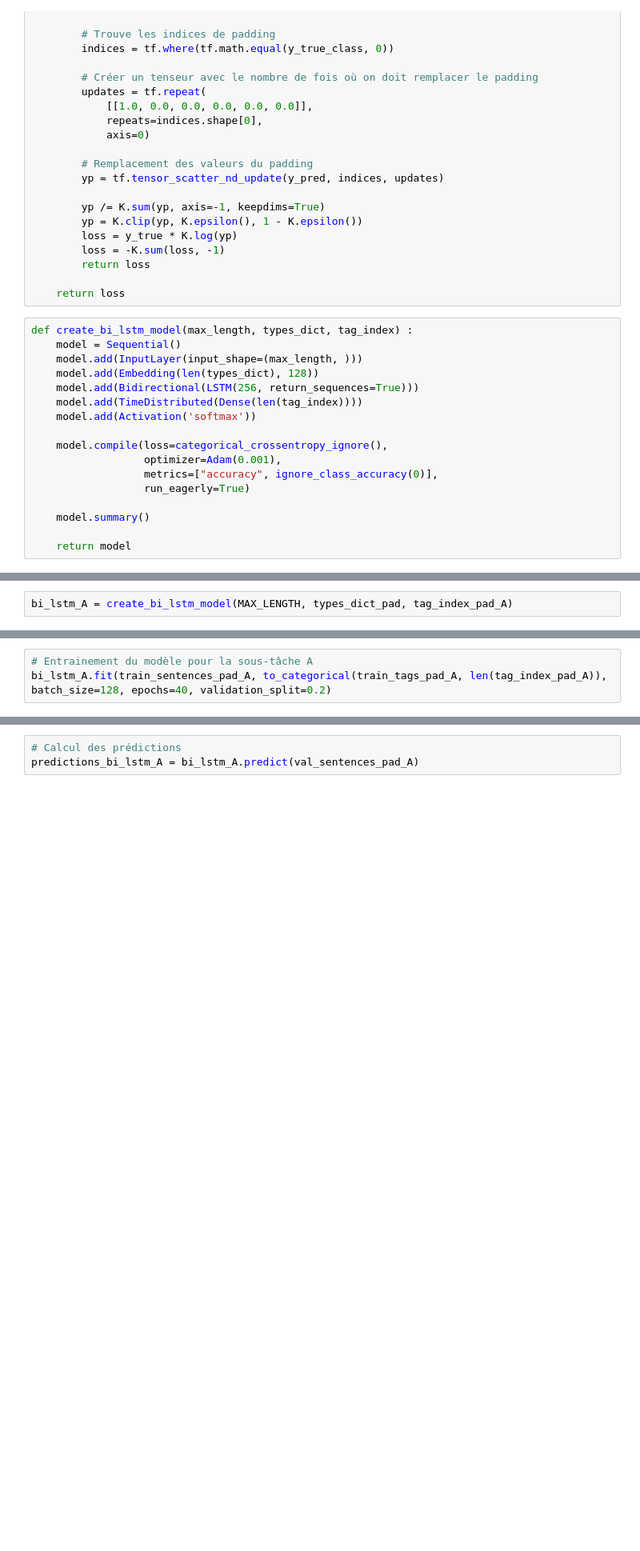
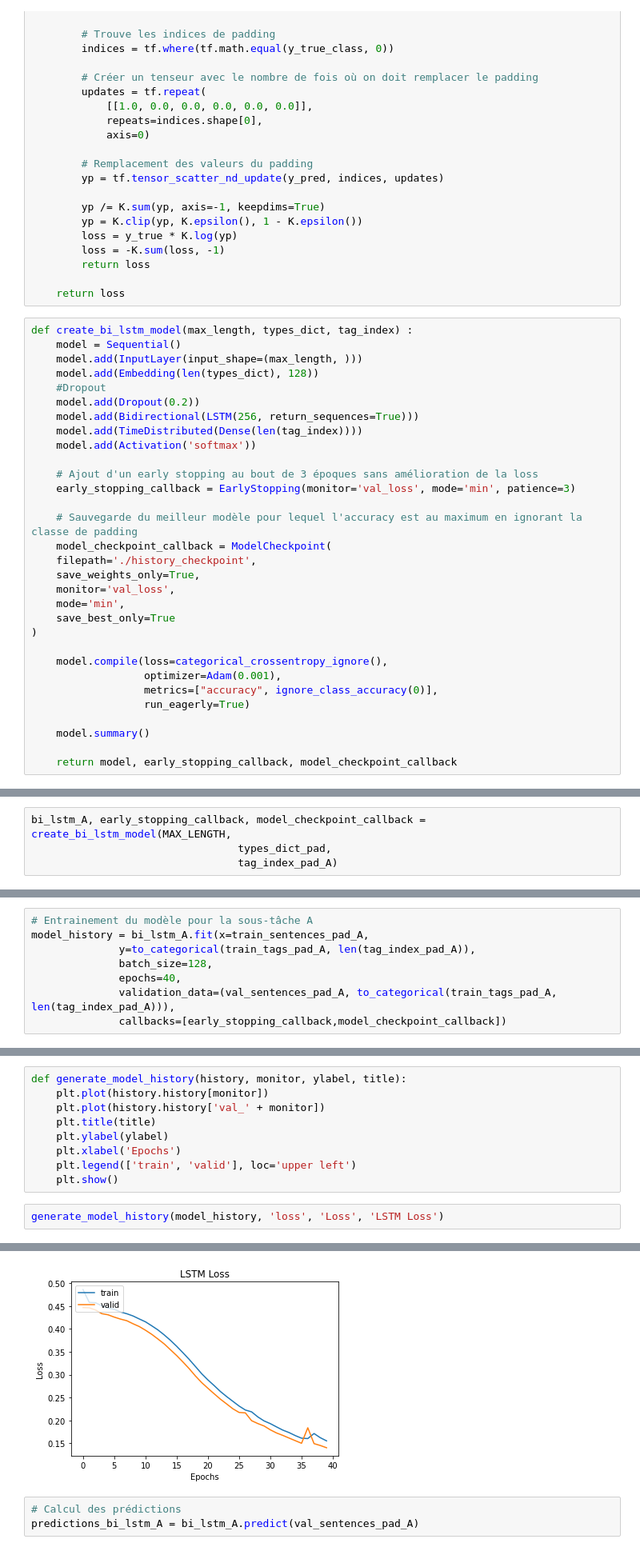
Before and after one commit to nabil-dbz/INF8460, a Jupyter notebook: TP3/inf8460_A21_TP3_squelette.ipynb, the cells around one changed output, grey strips where cells are left out. Shown at 80% size. Cells and saved outputs as stored; diff of their text form; blank space fills up the shorter version.

Commit message:
Upgrade Bi-LSTM model

```diff
--- a/TP3/inf8460_A21_TP3_squelette.ipynb
+++ b/TP3/inf8460_A21_TP3_squelette.ipynb
@@ -498,9 +499,23 @@ def create_bi_lstm_model(max_length, types_dict, tag_index) :
     model = Sequential()
     model.add(InputLayer(input_shape=(max_length, )))
     model.add(Embedding(len(types_dict), 128))
+    #Dropout
+    model.add(Dropout(0.2))
     model.add(Bidirectional(LSTM(256, return_sequences=True)))
     model.add(TimeDistributed(Dense(len(tag_index))))
     model.add(Activation('softmax'))
+
+    # Ajout d'un early stopping au bout de 3 époques sans amélioration de la loss
+    early_stopping_callback = EarlyStopping(monitor='val_loss', mode='min', patience=3)
+
+    # Sauvegarde du meilleur modèle pour lequel l'accuracy est au maximum en ignorant la classe de padding
+    model_checkpoint_callback = ModelCheckpoint(
+    filepath='./history_checkpoint',
+    save_weights_only=True,
+    monitor='val_loss',
+    mode='min',
+    save_best_only=True
+)
 
     model.compile(loss=categorical_crossentropy_ignore(),
                   optimizer=Adam(0.001),
@@ -509,4 +524,4 @@ def create_bi_lstm_model(max_length, types_dict, tag_index) :
 
     model.summary()
 
-    return model
+    return model, early_stopping_callback, model_checkpoint_callback
@@ -513,3 +577,5 @@ def create_bi_lstm_model(max_length, types_dict, tag_index) :
 # %%
-bi_lstm_A = create_bi_lstm_model(MAX_LENGTH, types_dict_pad, tag_index_pad_A)
+bi_lstm_A, early_stopping_callback, model_checkpoint_callback = create_bi_lstm_model(MAX_LENGTH,
+                                 types_dict_pad,
+                                 tag_index_pad_A)
 # %% [output]
@@ -531,6 +599,11 @@ Non-trainable params: 0
 _________________________________________________________________
 # %%
 # Entrainement du modèle pour la sous-tâche A
-bi_lstm_A.fit(train_sentences_pad_A, to_categorical(train_tags_pad_A, len(tag_index_pad_A)), batch_size=128, epochs=40, validation_split=0.2)
+model_history = bi_lstm_A.fit(x=train_sentences_pad_A,
+              y=to_categorical(train_tags_pad_A, len(tag_index_pad_A)),
+              batch_size=128,
+              epochs=40,
+              validation_data=(val_sentences_pad_A, to_categorical(train_tags_pad_A, len(tag_index_pad_A))),
+              callbacks=[early_stopping_callback,model_checkpoint_callback])
 # %% [output]
 Epoch 1/40
@@ -553,0 +626,12 @@ Epoch 40/40
+# %%
+def generate_model_history(history, monitor, ylabel, title):
+    plt.plot(history.history[monitor])
+    plt.plot(history.history['val_' + monitor])
+    plt.title(title)
+    plt.ylabel(ylabel)
+    plt.xlabel('Epochs')
+    plt.legend(['train', 'valid'], loc='upper left')
+    plt.show()
+# %%
+generate_model_history(model_history, 'loss', 'Loss', 'LSTM Loss')
+# %% [output]
@@ -554,3 +647,4 @@ Epoch 40/40
+[figure, added]
 # %%
 # Calcul des prédictions
 predictions_bi_lstm_A = bi_lstm_A.predict(val_sentences_pad_A)
```
Also changed, not shown: parts of 22 cells of this notebook.
